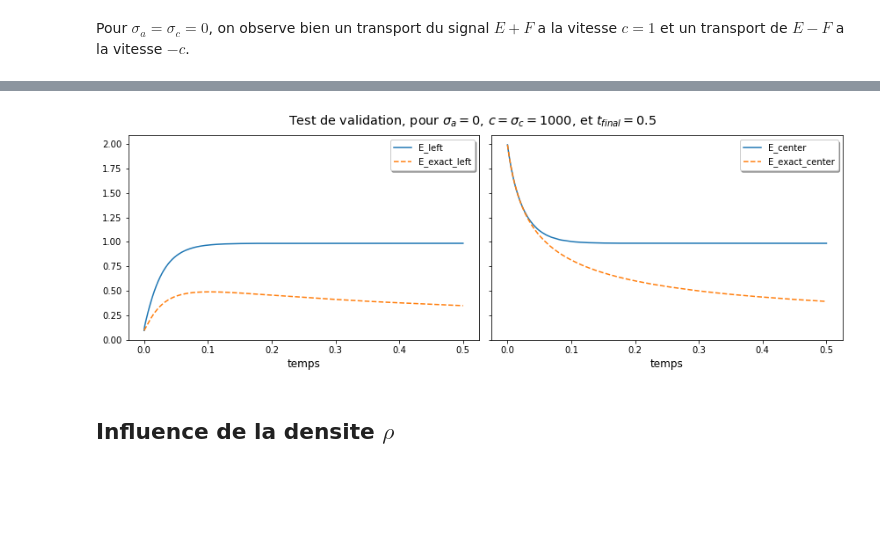
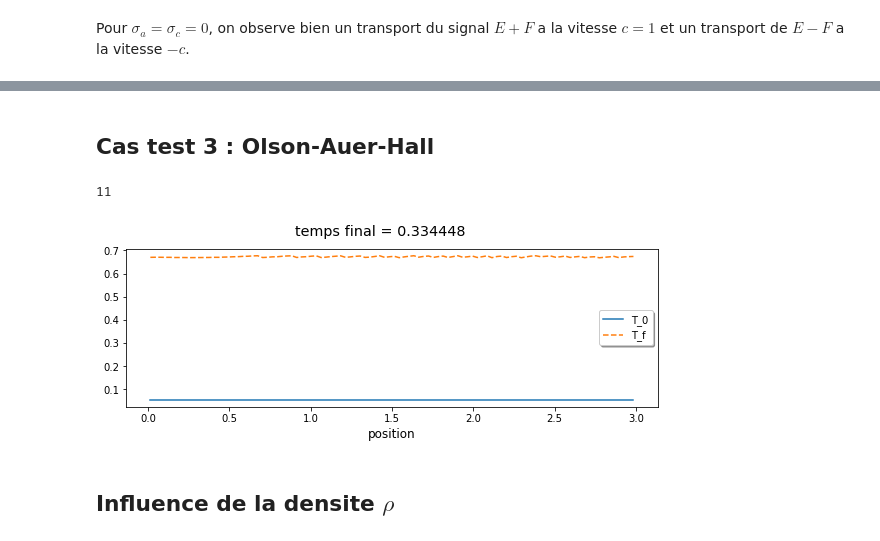
Before and after one commit to ddrous/projet-inverse-2d, a Jupyter notebook: src/notebook/analyse_des_donnees.ipynb, the cells around one changed output, grey strips where cells are left out. Drawn from its saved outputs; the diff is of its cells as text; code cells hidden in the pictures; blank space fills up the shorter version.

```diff
--- a/src/notebook/analyse_des_donnees.ipynb
+++ b/src/notebook/analyse_des_donnees.ipynb
@@ -304,17 +323,43 @@ plot_group(df_s, figsize, markers, index, position, group_5, title)
 # %%
-E_test_1 = ['E_left', 'E_exact_left']
-# F_test_2 = ['F_left', 'F_exact_left']
-E_test_2 = ['E_center', 'E_exact_center']
-# F_test_2 = ['F_right', 'F_exact_right']
-group_5 = [E_test_1, E_test_2]
+# E_test_1 = ['E_left', 'E_exact_left']
+# # F_test_2 = ['F_left', 'F_exact_left']
+# E_test_2 = ['E_center', 'E_exact_center']
+# # F_test_2 = ['F_right', 'F_exact_right']
+# group_5 = [E_test_1, E_test_2]
 
-markers =[['-', '--'], ['-', '--']]
+# markers =[['-', '--'], ['-', '--']]
 
-figsize = (12, 4)
+# figsize = (12, 4)
 
-plot_group(df_t, figsize, markers, index, time, group_5, title)
+# plot_group(df_t, figsize, markers, index, time, group_5, title)
-# %% [output]
-[figure, removed]
+# %% [markdown]
+## Cas test 3 : Olson-Auer-Hall
+# %%
+pos = len(df_s)-1
+print(len(df_s))
+
+condition =(df_s['sigma_c_expr']>=0)
+# condition = (df_s['sigma_a_expr']==0.0) & (df_s['sigma_c_expr']==df_s['c']==sigma_c_max) & (df_s['sigma_c_expr']==sigma_c_max) & (df_s['t_simu']==0.25)
+index = df_s.loc[condition].index[pos:pos+1]
+group_5 = [['T_0', 'T_f']]
+
+markers =[['-', '--']]
+
+figsize = (8, 3)
+
+sigma_a = df_s.loc[index, 'sigma_a_expr'].values[0]
+t_f = df_s.loc[index, 't_f'].values[0]
+E_0 = df_s.loc[index, 'E_0_expr'].values[0]
+# title = r"Test de validation pour $\sigma_a$=" +str(sigma_a)+", $t_{final}$="+str(t_f) + " et $E_0=$"+str(E_0)
+title = r"temps final = "+str(t_f)
+# title = r"Test de validation pour $\sigma_a$=" +" et $t_{final}$="+repr(t_f)
+# title = r"Test de validation d'Olson-Auer-Hall"
+
+
+plot_group(df_s, figsize, markers, index, position, group_5, title)
+# %% [output]
+11
+[figure, added]
 # %% [markdown]
 ## Influence de la densite $\rho$
 # %% [markdown]
```
Also changed, not shown: parts of 17 cells of this notebook, 13 other files.
